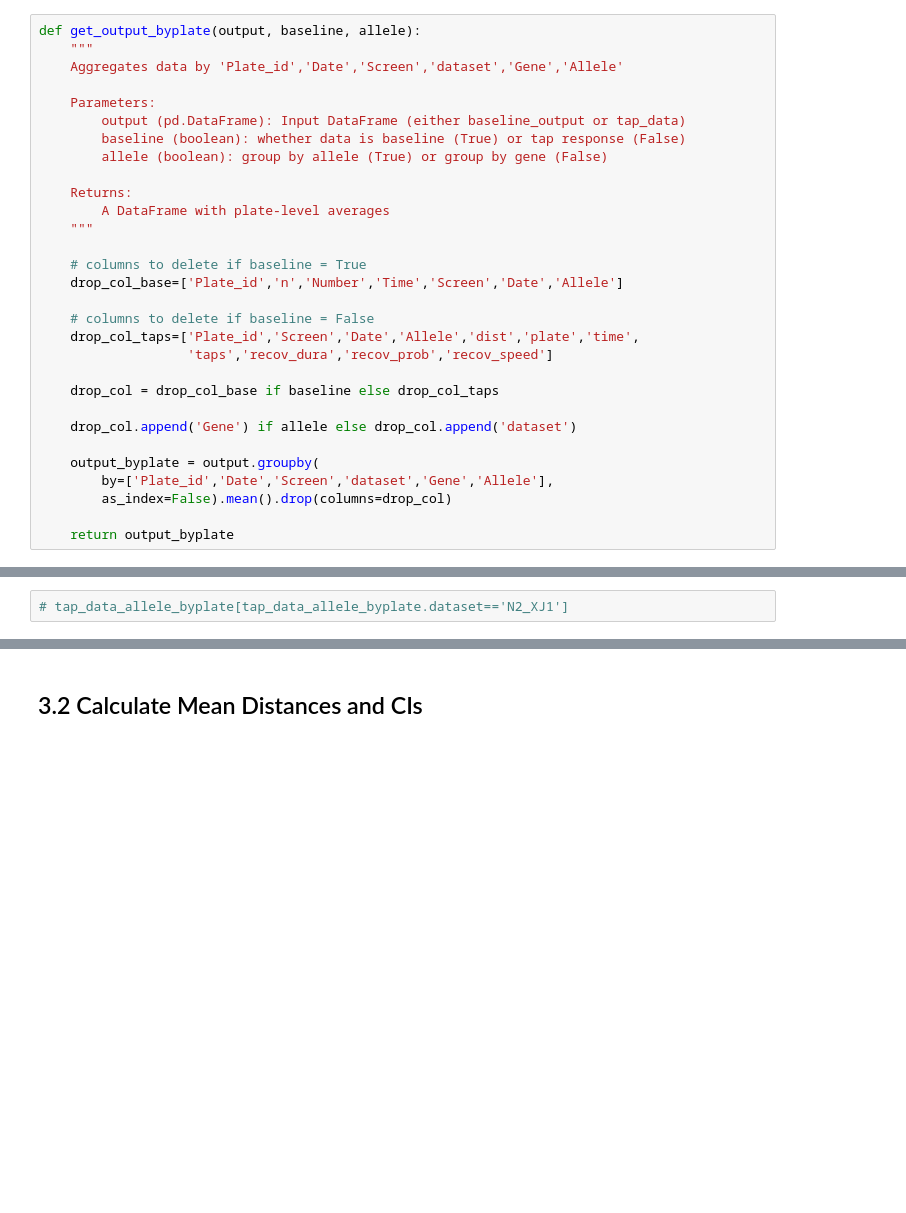
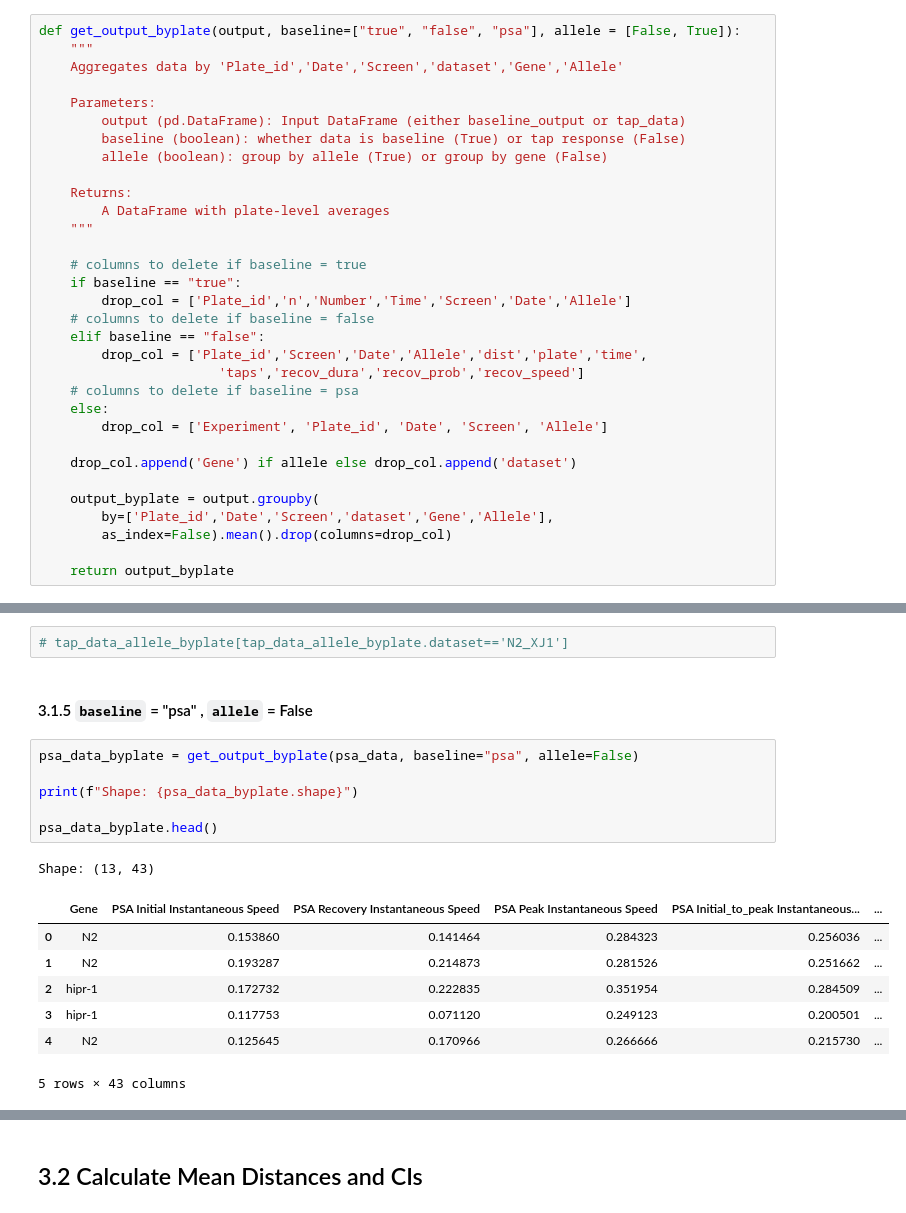
Before and after one commit to JosephLiangUBC/MWT_Dashboard, a Jupyter notebook: Step4_data_processing_for_db.ipynb, the cells around one changed output, grey strips where cells are left out. Cells and saved outputs as stored; diff of their text form; blank space fills up the shorter version.

```diff
--- a/Step4_data_processing_for_db.ipynb
+++ b/Step4_data_processing_for_db.ipynb
@@ -273,7 +273,7 @@ psa_data.head()
 # %% [markdown]
 ## 3.1 Generate dataframes conditioned by `baseline` (True/False) and `allele` (True/False)
 # %%
-def get_output_byplate(output, baseline, allele):
+def get_output_byplate(output, baseline=["true", "false", "psa"], allele = [False, True]):
     """
     Aggregates data by 'Plate_id','Date','Screen','dataset','Gene','Allele'
 
@@ -286,14 +286,16 @@ def get_output_byplate(output, baseline, allele):
         A DataFrame with plate-level averages
     """
 
-    # columns to delete if baseline = True
-    drop_col_base=['Plate_id','n','Number','Time','Screen','Date','Allele']
-
-    # columns to delete if baseline = False
-    drop_col_taps=['Plate_id','Screen','Date','Allele','dist','plate','time',
-                   'taps','recov_dura','recov_prob','recov_speed']
-
-    drop_col = drop_col_base if baseline else drop_col_taps
+    # columns to delete if baseline = true
+    if baseline == "true":
+        drop_col = ['Plate_id','n','Number','Time','Screen','Date','Allele']
+    # columns to delete if baseline = false
+    elif baseline == "false":
+        drop_col = ['Plate_id','Screen','Date','Allele','dist','plate','time',
+                       'taps','recov_dura','recov_prob','recov_speed']
+    # columns to delete if baseline = psa
+    else:
+        drop_col = ['Experiment', 'Plate_id', 'Date', 'Screen', 'Allele']
 
     drop_col.append('Gene') if allele else drop_col.append('dataset')
 
@@ -368,3 +370,20 @@ Shape: (13, 16)
 | 4 | N2 | 2.83 | 0.928571 | 0.245936 | 1.233333 | 0.355556 | 0.162658 | 1.596667 | ... |
 # %%
 # tap_data_allele_byplate[tap_data_allele_byplate.dataset=='N2_XJ1']
+# %% [markdown]
+#### 3.1.5 `baseline` = "psa" , `allele` = False
+# %%
+psa_data_byplate = get_output_byplate(psa_data, baseline="psa", allele=False)
+
+print(f"Shape: {psa_data_byplate.shape}")
+
+psa_data_byplate.head()
+# %% [output]
+Shape: (13, 43)
+|  | Gene | PSA Initial Instantaneous Speed | PSA Recovery Instantaneous Speed | PSA Peak Instantaneous Speed | PSA Initial_to_peak Instantaneous... | ... |
+| 0 | N2 | 0.153860 | 0.141464 | 0.284323 | 0.256036 | ... |
+| 1 | N2 | 0.193287 | 0.214873 | 0.281526 | 0.251662 | ... |
+| 2 | hipr-1 | 0.172732 | 0.222835 | 0.351954 | 0.284509 | ... |
+| 3 | hipr-1 | 0.117753 | 0.071120 | 0.249123 | 0.200501 | ... |
+| 4 | N2 | 0.125645 | 0.170966 | 0.266666 | 0.215730 | ... |
+5 rows × 43 columns
```
Also changed, not shown: parts of 7 cells of this notebook.
